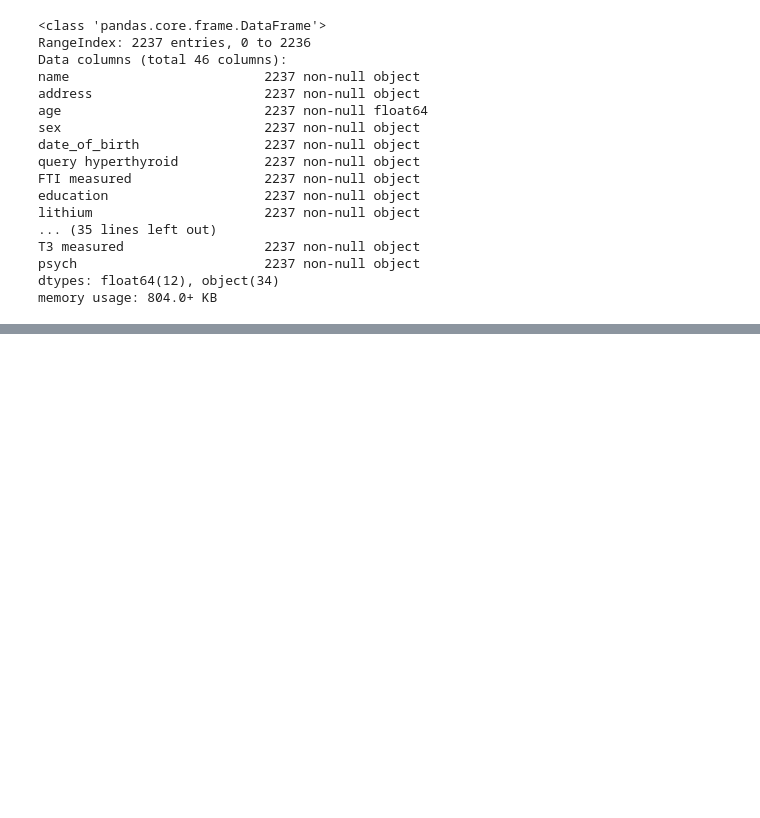
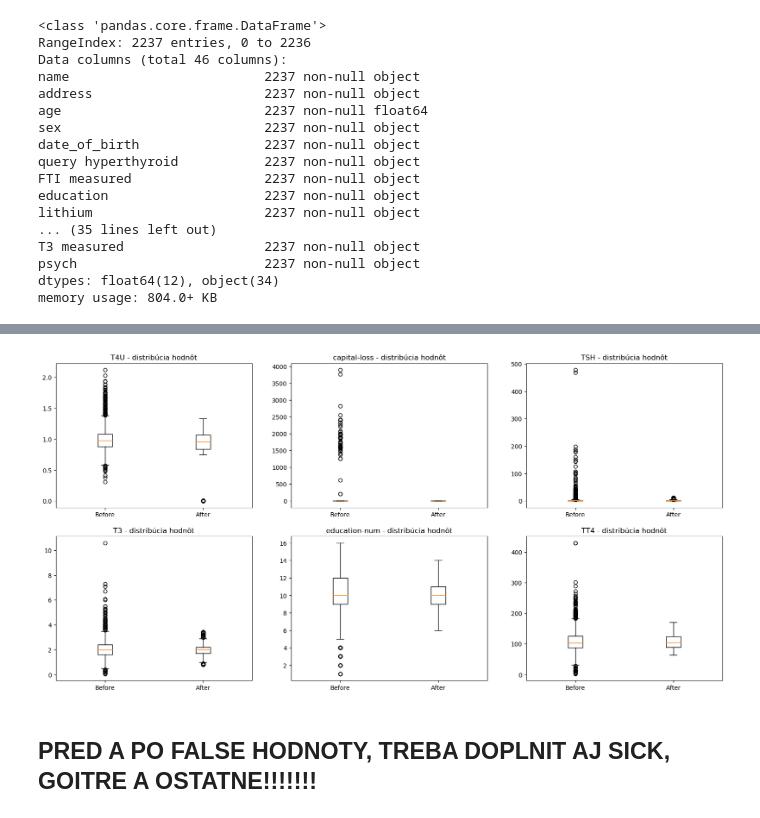
Before and after one commit to zuhi6/IAU-Projekt, a Jupyter notebook: Projekt_2_faza.ipynb, the cells around one changed output, grey strips where cells are left out. Drawn from its saved outputs; the diff is of its cells as text; code cells hidden in the pictures; blank space fills up the shorter version.

```diff
--- a/Projekt_2_faza.ipynb
+++ b/Projekt_2_faza.ipynb
@@ -409,0 +450,43 @@ memory usage: 804.0+ KB
+# %%
+def showBoxPlot(arr, name, row, column):
+    plt.subplot2grid(fig_dims, (row, column))
+    plt.title('%s - distribúcia hodnôt' %name)
+    objects = ('Before', 'After')
+    plt.boxplot(arr)
+    y_pos = np.arange(len(arr))
+    plt.xticks(y_pos+1, objects)
+
+def showBoxPlotForColumns(arrayOfColumns):
+    rows = 0
+    columns = 0
+    for column in arrayOfColumns:
+        beforeOutliers = other_data[column]
+        beforeOutliers = beforeOutliers[~np.isnan(other_data[column])]
+
+        data = [beforeOutliers,merged[column]]
+        showBoxPlot(data, column, rows, columns)
+        columns += 1
+        if(columns > 2):
+            rows += 1
+            columns = 0
+# %%
+fizsize_with_subplots = (20, 20)
+fig = plt.figure(figsize=fizsize_with_subplots)
+fig_dims = (4,3)
+numColumns = ["T4U","capital-loss","TSH","T3","education-num","TT4"]
+
+
+
+#------------------------------------------------
+#  FTI nejde zobrazit kvoli ,,?:""
+#------------------------------------------------
+
+
+
+showBoxPlotForColumns(numColumns)
+plt.show()
+# %% [output]
+[figure, added]
+# %% [markdown]
+PRED A PO FALSE HODNOTY, TREBA DOPLNIT AJ SICK, GOITRE A OSTATNE!!!!!!!
+----------------------------
```
Also changed, not shown: parts of 9 cells of this notebook.
